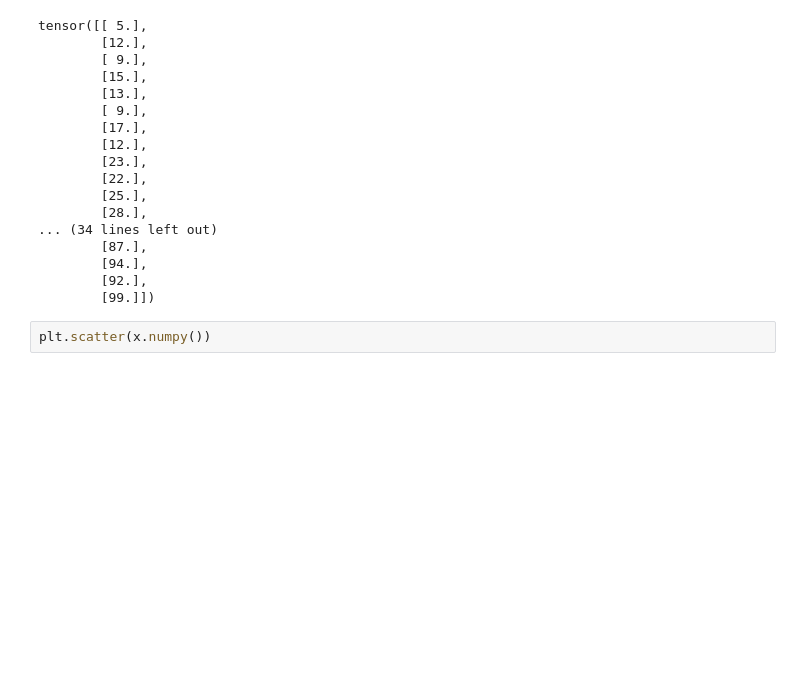
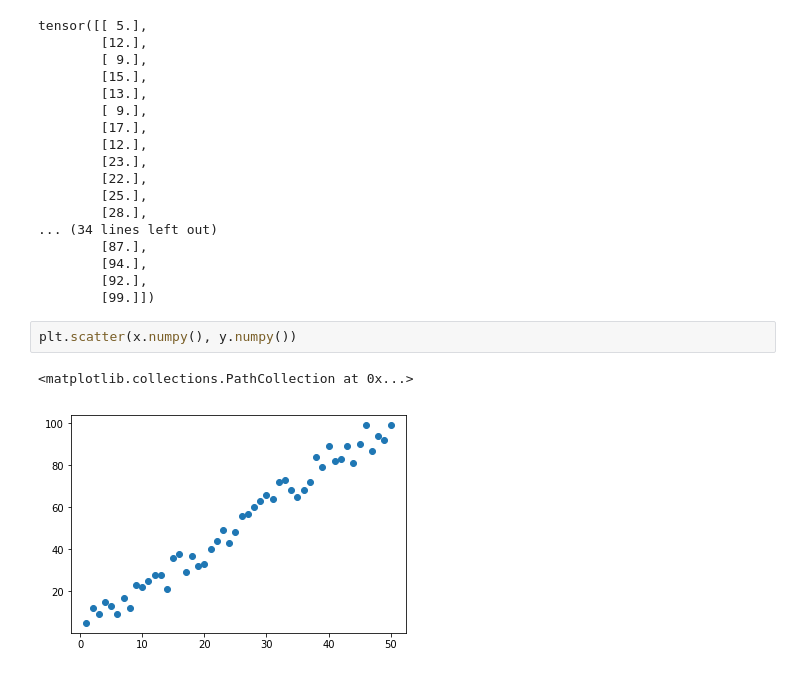
Before and after one commit to TaoseefIshtiak/MyPytorchWork, a Jupyter notebook: pytorch_basics/linear_regression_with_pytorch.ipynb, the cells around one changed output. Drawn from its saved outputs; the diff is of its cells as text; blank space fills up the shorter version.

```diff
--- a/pytorch_basics/linear_regression_with_pytorch.ipynb
+++ b/pytorch_basics/linear_regression_with_pytorch.ipynb
@@ -74,4 +75,7 @@ tensor([[ 5.],
         [92.],
         [99.]])
 # %%
-plt.scatter(x.numpy())
+plt.scatter(x.numpy(), y.numpy())
+# %% [output]
+<matplotlib.collections.PathCollection at 0x...>
+[figure, added]
```
Also changed, not shown: parts of 39 cells of this notebook, 1 other file.
